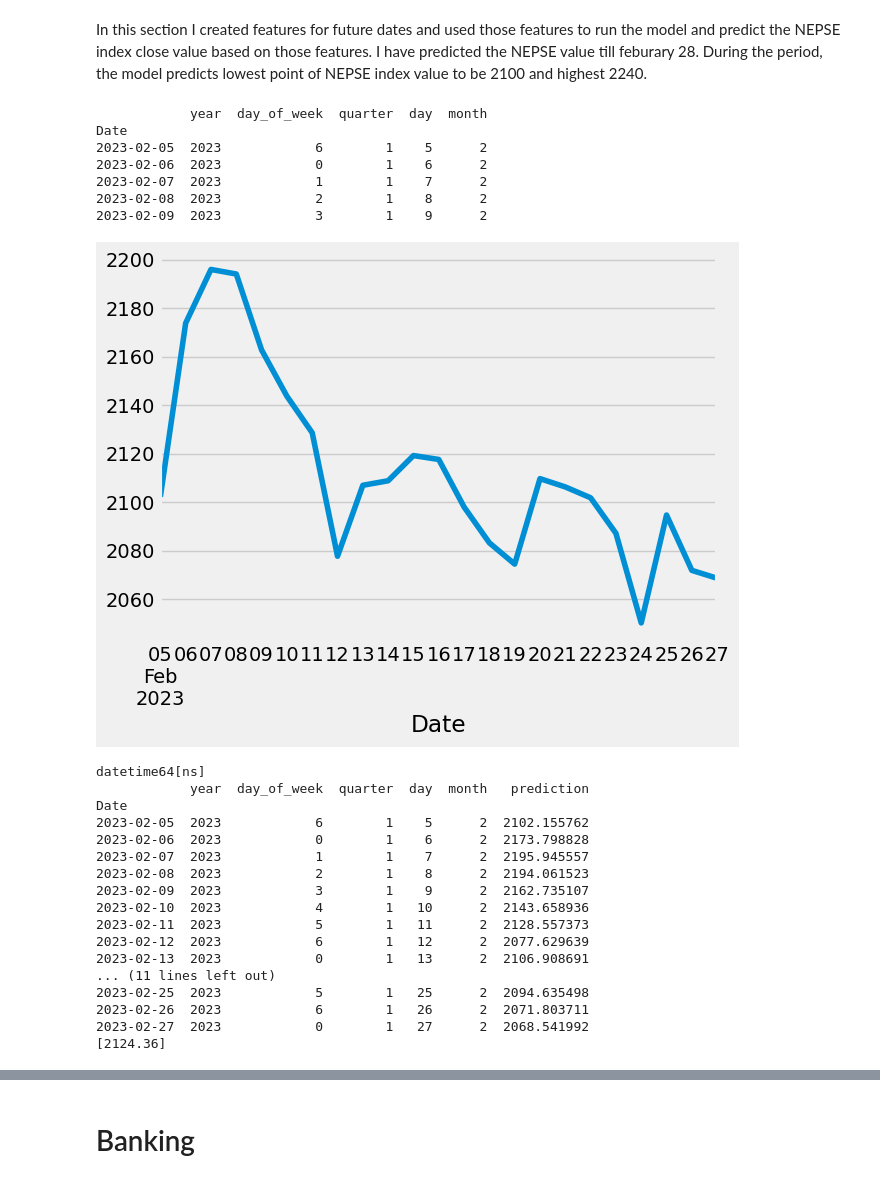
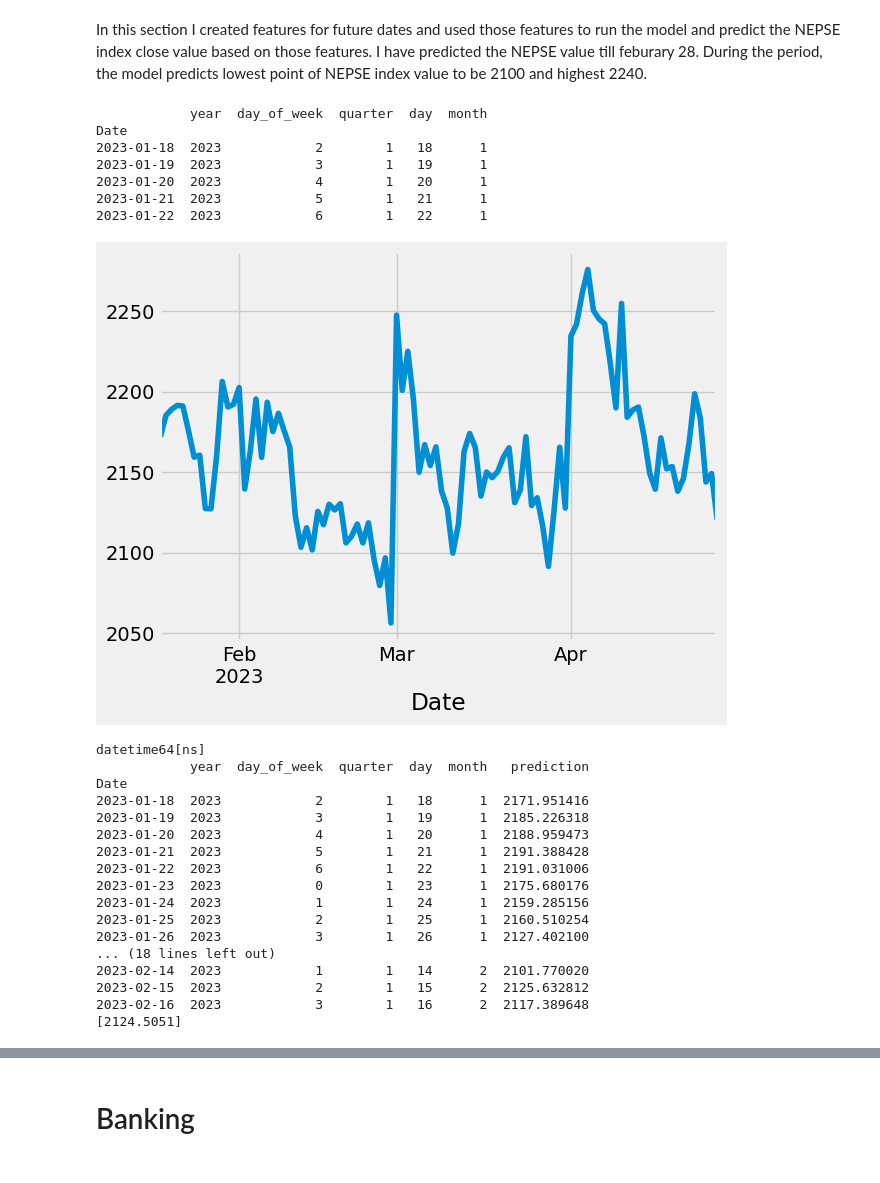
Before and after one commit to romin898/Nepal-Stock-Exchange-Time-Series-Prediction, a Jupyter notebook: Main.ipynb, the cells around one changed output, grey strips where cells are left out. Drawn from its saved outputs; the diff is of its cells as text; code cells hidden in the pictures.

```diff
--- a/Main.ipynb
+++ b/Main.ipynb
@@ -21,7 +21,8 @@ from sklearn.model_selection import train_test_split
 s = 8
 color_pal = sns.color_palette()
 plt.style.use('fivethirtyeight')
-df = pd.read_excel('NEPSE.xlsx',parse_dates=True,skiprows=0,index_col='Date')
+a = pd.read_excel('NEPSE.xlsx',parse_dates=True,skiprows=0,index_col='Date')
+df = a.query('index < 20230119')
 print(df.index.dtype)
 df = df[['Close']]
 df.plot(color = color_pal[1])
@@ -189,48 +190,48 @@ plt.show()
 In this section I created features for future dates and used those features to run the model and predict the NEPSE index close value based on those features. I have predicted the NEPSE value till feburary 28. During the period, the model predicts lowest point of NEPSE index value to be 2100 and highest 2240.
 # %%
 predictor_con=pd.DataFrame({'Date':pd.Series(dtype='datetime64[ns]')})
-predictor_con['Date']=np.arange(df_n.index[0],datetime.datetime(2023, 2,28), datetime.timedelta(days=1))
+predictor_con['Date']=np.arange(df_n.index[0],datetime.datetime(2023, 4,28), datetime.timedelta(days=1))
 predictor_con['year']=predictor_con.Date.dt.year
 predictor_con['day_of_week']=predictor_con.Date.dt.dayofweek
 predictor_con['quarter']=predictor_con.Date.dt.quarter
 predictor_con['day']=predictor_con.Date.dt.day
 predictor_con['month']=predictor_con.Date.dt.month
 #predictor_con.index=pd.to_datetime(predictor_con.index)
 #predictor_con_features= create_features(predictor_con)
 predictor_con.set_index('Date',drop=True,inplace=True)
 print(predictor_con.head())
 predictor_con['prediction']=reg_XGB.predict(predictor_con.copy())
 predictor_con['prediction'].plot()
 plt.show()
 print(predictor_con.index.dtype)
 print(predictor_con.head(30))
 print(reg_XGB.predict(pd.DataFrame({"year":[2023],"day_of_week":[2],"quarter":[1],"day":[4],"month":1})))
 # %% [output]
             year  day_of_week  quarter  day  month
 Date
-2023-02-05  2023            6        1    5      2
-2023-02-06  2023            0        1    6      2
-2023-02-07  2023            1        1    7      2
-2023-02-08  2023            2        1    8      2
-2023-02-09  2023            3        1    9      2
+2023-01-18  2023            2        1   18      1
+2023-01-19  2023            3        1   19      1
+2023-01-20  2023            4        1   20      1
+2023-01-21  2023            5        1   21      1
+2023-01-22  2023            6        1   22      1
-[figure, old version]
+[figure, new version]
 datetime64[ns]
             year  day_of_week  quarter  day  month   prediction
 Date
-2023-02-05  2023            6        1    5      2  2102.155762
-2023-02-06  2023            0        1    6      2  2173.798828
-2023-02-07  2023            1        1    7      2  2195.945557
-2023-02-08  2023            2        1    8      2  2194.061523
-2023-02-09  2023            3        1    9      2  2162.735107
-2023-02-10  2023            4        1   10      2  2143.658936
-2023-02-11  2023            5        1   11      2  2128.557373
-2023-02-12  2023            6        1   12      2  2077.629639
-2023-02-13  2023            0        1   13      2  2106.908691
-... (11 lines left out)
-2023-02-25  2023            5        1   25      2  2094.635498
-2023-02-26  2023            6        1   26      2  2071.803711
-2023-02-27  2023            0        1   27      2  2068.541992
-[2124.36]
+2023-01-18  2023            2        1   18      1  2171.951416
+2023-01-19  2023            3        1   19      1  2185.226318
+2023-01-20  2023            4        1   20      1  2188.959473
+2023-01-21  2023            5        1   21      1  2191.388428
+2023-01-22  2023            6        1   22      1  2191.031006
+2023-01-23  2023            0        1   23      1  2175.680176
+2023-01-24  2023            1        1   24      1  2159.285156
+2023-01-25  2023            2        1   25      1  2160.510254
+2023-01-26  2023            3        1   26      1  2127.402100
+... (18 lines left out)
+2023-02-14  2023            1        1   14      2  2101.770020
+2023-02-15  2023            2        1   15      2  2125.632812
+2023-02-16  2023            3        1   16      2  2117.389648
+[2124.5051]
 # %%
 
 #inp1=input('Year? ex:2020  ')
```
Also changed, not shown: parts of 27 cells of this notebook, 9 other files.
